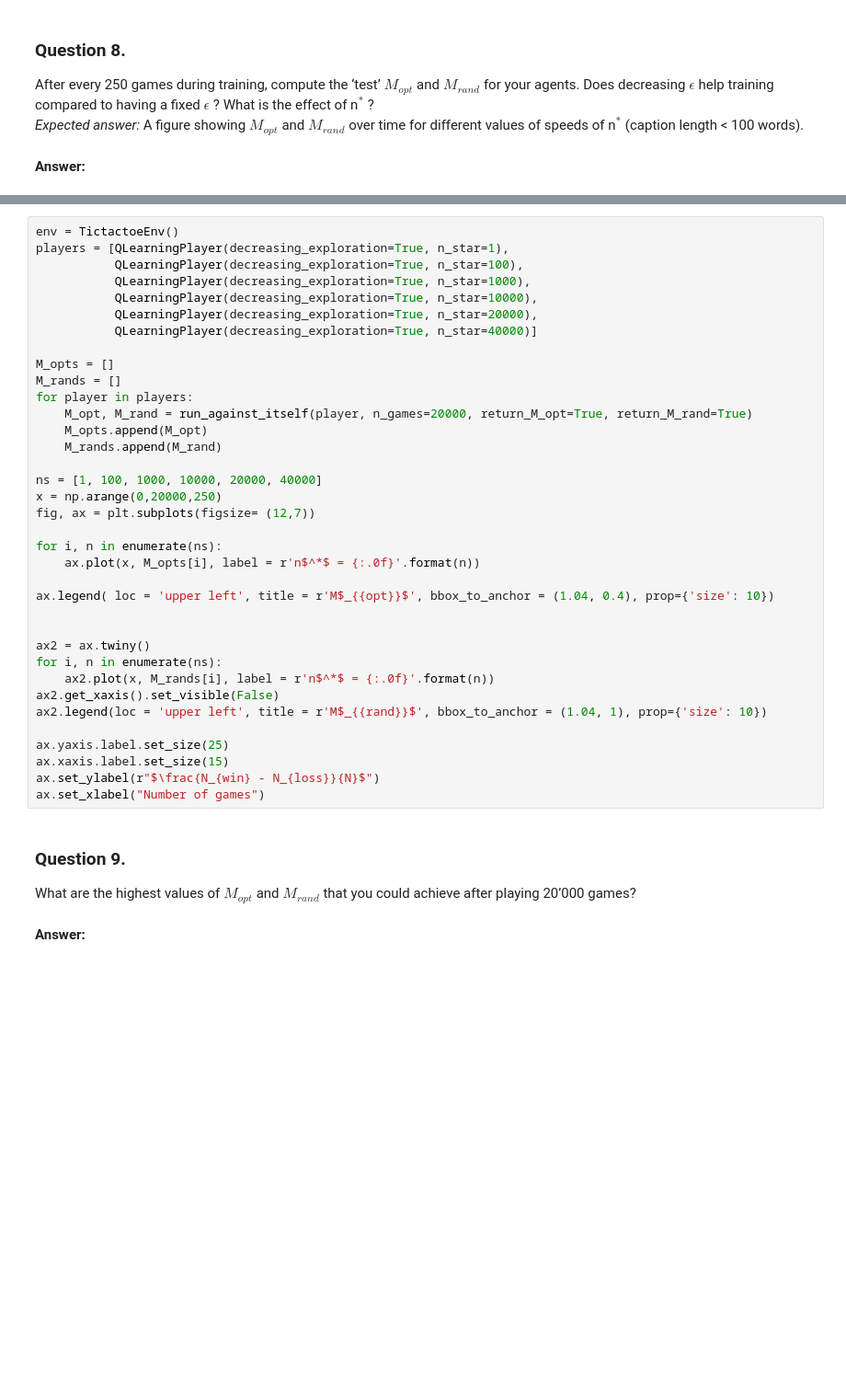
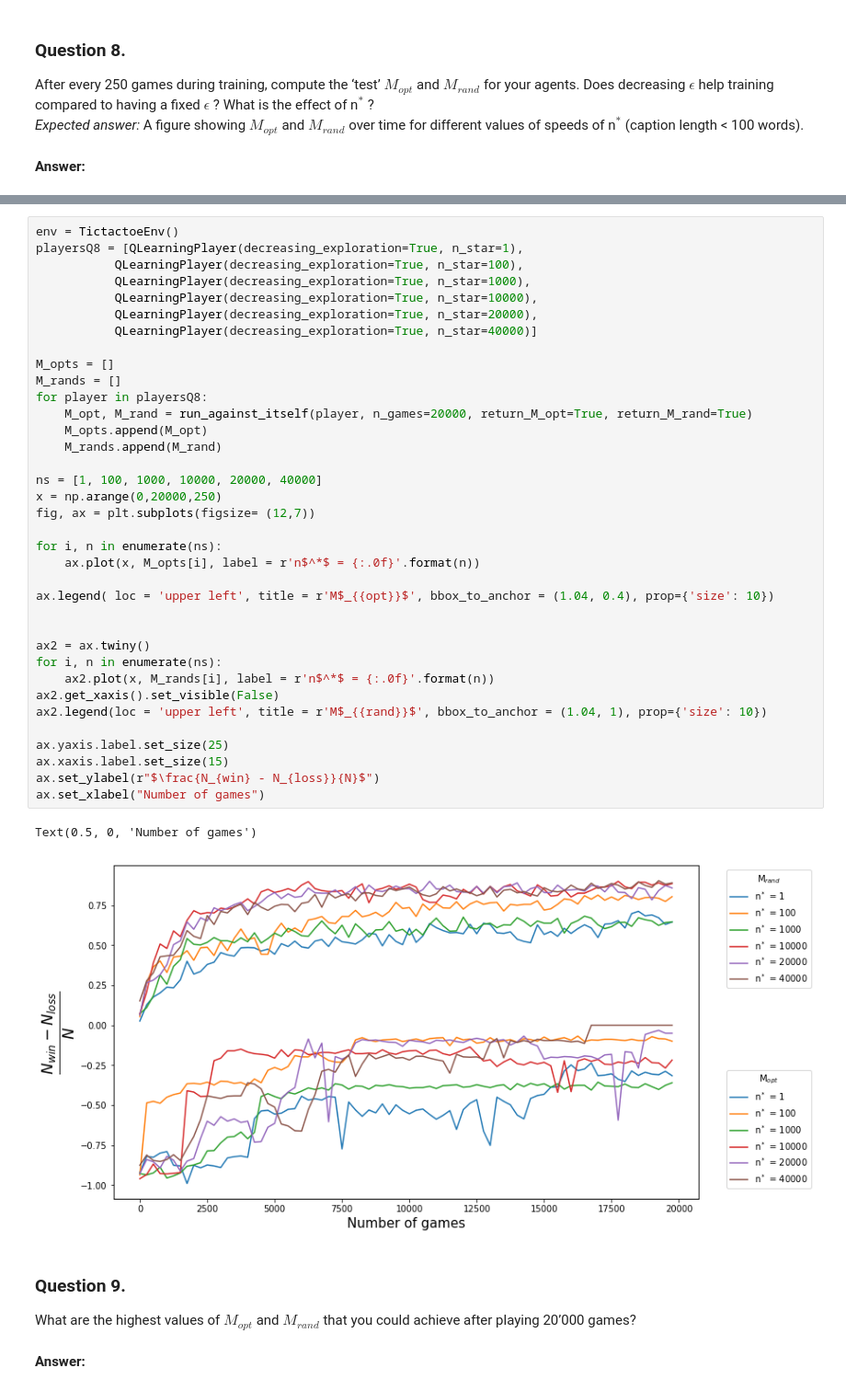
Before and after one commit to jgoumaz/EPFL_ANN_TicTacToe, a Jupyter notebook: questions.ipynb, the cells around one changed output, grey strips where cells are left out. Shown: that part at 92% size. Saved outputs shown, nothing was run; the diff lists cells and outputs as text; blank space fills up the shorter version.

```diff
--- a/questions.ipynb
+++ b/questions.ipynb
@@ -308,39 +330,42 @@ torch.manual_seed(0)
 # %%
 env = TictactoeEnv()
-players = [QLearningPlayer(decreasing_exploration=True, n_star=1),
+playersQ8 = [QLearningPlayer(decreasing_exploration=True, n_star=1),
            QLearningPlayer(decreasing_exploration=True, n_star=100),
            QLearningPlayer(decreasing_exploration=True, n_star=1000),
            QLearningPlayer(decreasing_exploration=True, n_star=10000),
            QLearningPlayer(decreasing_exploration=True, n_star=20000),
            QLearningPlayer(decreasing_exploration=True, n_star=40000)]
 
 M_opts = []
 M_rands = []
-for player in players:
+for player in playersQ8:
     M_opt, M_rand = run_against_itself(player, n_games=20000, return_M_opt=True, return_M_rand=True)
     M_opts.append(M_opt)
     M_rands.append(M_rand)
 
 ns = [1, 100, 1000, 10000, 20000, 40000]
 x = np.arange(0,20000,250)
 fig, ax = plt.subplots(figsize= (12,7))
 
 for i, n in enumerate(ns):
     ax.plot(x, M_opts[i], label = r'n$^*$ = {:.0f}'.format(n))
 
 ax.legend( loc = 'upper left', title = r'M$_{{opt}}$', bbox_to_anchor = (1.04, 0.4), prop={'size': 10})
 
 
 ax2 = ax.twiny()
 for i, n in enumerate(ns):
     ax2.plot(x, M_rands[i], label = r'n$^*$ = {:.0f}'.format(n))
 ax2.get_xaxis().set_visible(False)
 ax2.legend(loc = 'upper left', title = r'M$_{{rand}}$', bbox_to_anchor = (1.04, 1), prop={'size': 10})
 
 ax.yaxis.label.set_size(25)
 ax.xaxis.label.set_size(15)
 ax.set_ylabel(r"$\frac{N_{win} - N_{loss}}{N}$")
 ax.set_xlabel("Number of games")
+# %% [output]
+Text(0.5, 0, 'Number of games')
+[figure, added]
 # %% [markdown]
 ### Question 9. <a class="anchor" id="Q9"></a>
 What are the highest values of $M_{opt}$ and $M_{rand}$ that you could achieve after playing 20’000 games?
```
Also changed, not shown: parts of 15 cells of this notebook.
